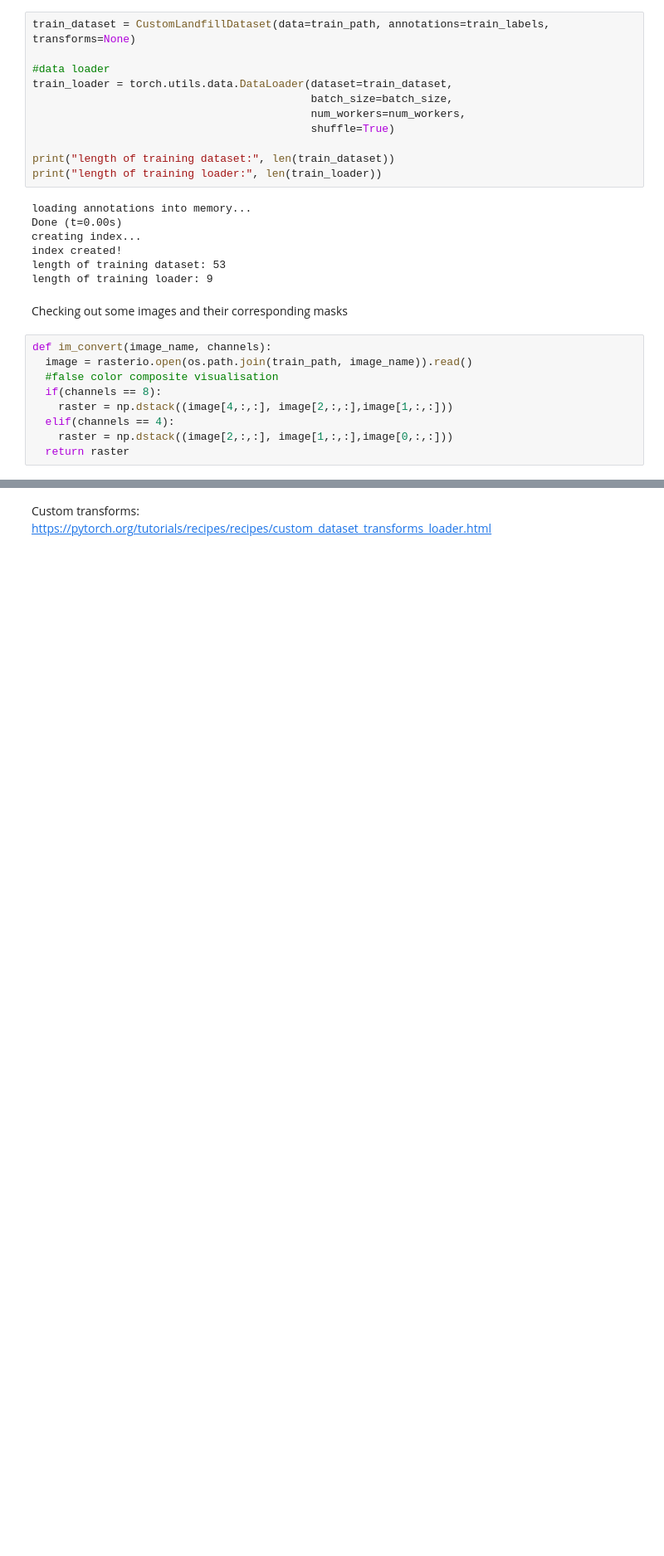
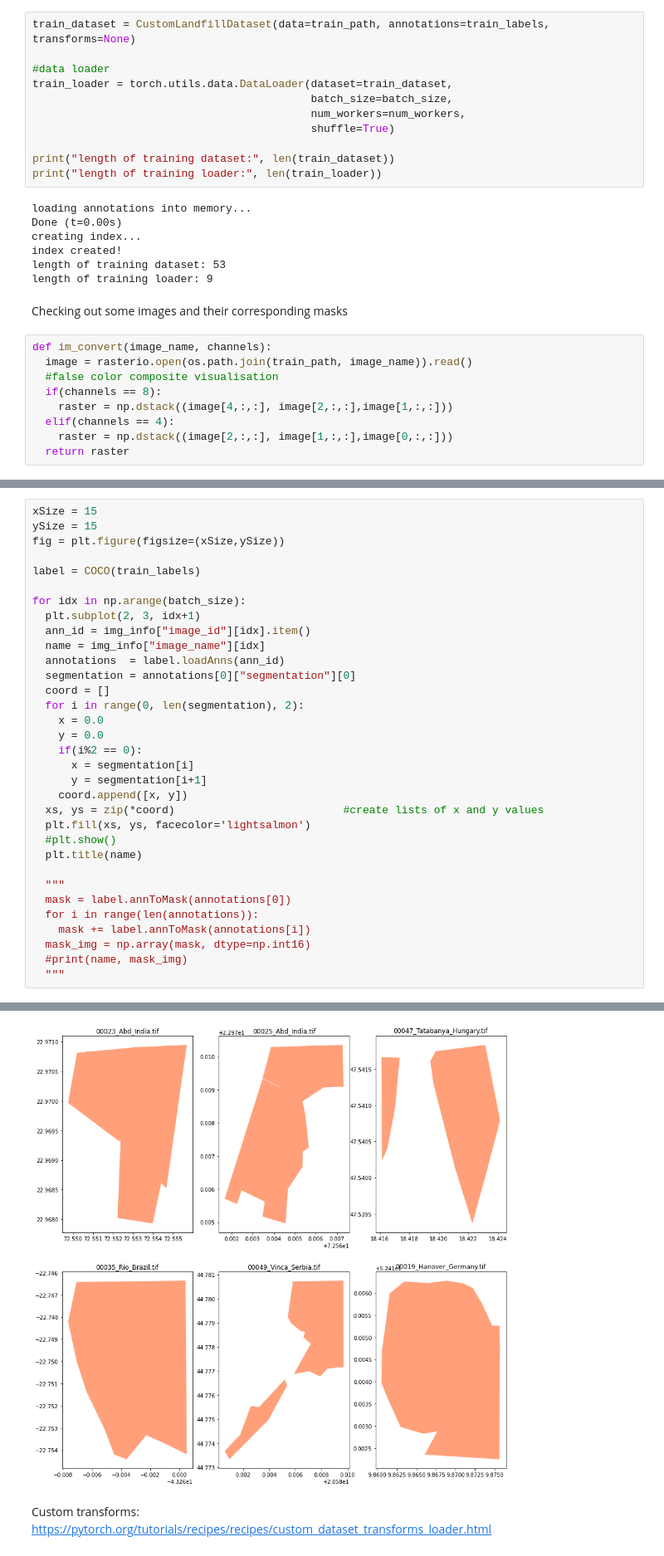
Before and after one commit to AnupamaRajkumar/LandfillDetection_SemanticSegmentation, a Jupyter notebook: Code/CoCoDataloader.ipynb, the cells around one changed output, grey strips where cells are left out. Shown at 83% size. Cells and saved outputs as stored; diff of their text form; blank space fills up the shorter version.

```diff
--- a/Code/CoCoDataloader.ipynb
+++ b/Code/CoCoDataloader.ipynb
@@ -174,0 +191,34 @@ Clipping input data to the valid range for imshow with RGB data ([0..1] for floa
+# %%
+xSize = 15
+ySize = 15
+fig = plt.figure(figsize=(xSize,ySize))
+
+label = COCO(train_labels)
+
+for idx in np.arange(batch_size):
+  plt.subplot(2, 3, idx+1)
+  ann_id = img_info["image_id"][idx].item()
+  name = img_info["image_name"][idx]
+  annotations  = label.loadAnns(ann_id)
+  segmentation = annotations[0]["segmentation"][0]
+  coord = []
+  for i in range(0, len(segmentation), 2):
+    x = 0.0
+    y = 0.0
+    if(i%2 == 0):
+      x = segmentation[i]
+      y = segmentation[i+1]
+    coord.append([x, y])
+  xs, ys = zip(*coord)                          #create lists of x and y values
+  plt.fill(xs, ys, facecolor='lightsalmon')
+  #plt.show()
+  plt.title(name)
+
+  """
+  mask = label.annToMask(annotations[0])
+  for i in range(len(annotations)):
+    mask += label.annToMask(annotations[i])
+  mask_img = np.array(mask, dtype=np.int16)
+  #print(name, mask_img)
+  """
+# %% [output]
@@ -175,3 +229,4 @@ Clipping input data to the valid range for imshow with RGB data ([0..1] for floa
+[figure, added]
 # %% [markdown]
 Custom transforms:\
 https://pytorch.org/tutorials/recipes/recipes/custom_dataset_transforms_loader.html
```
Also changed, not shown: parts of 5 cells of this notebook.
